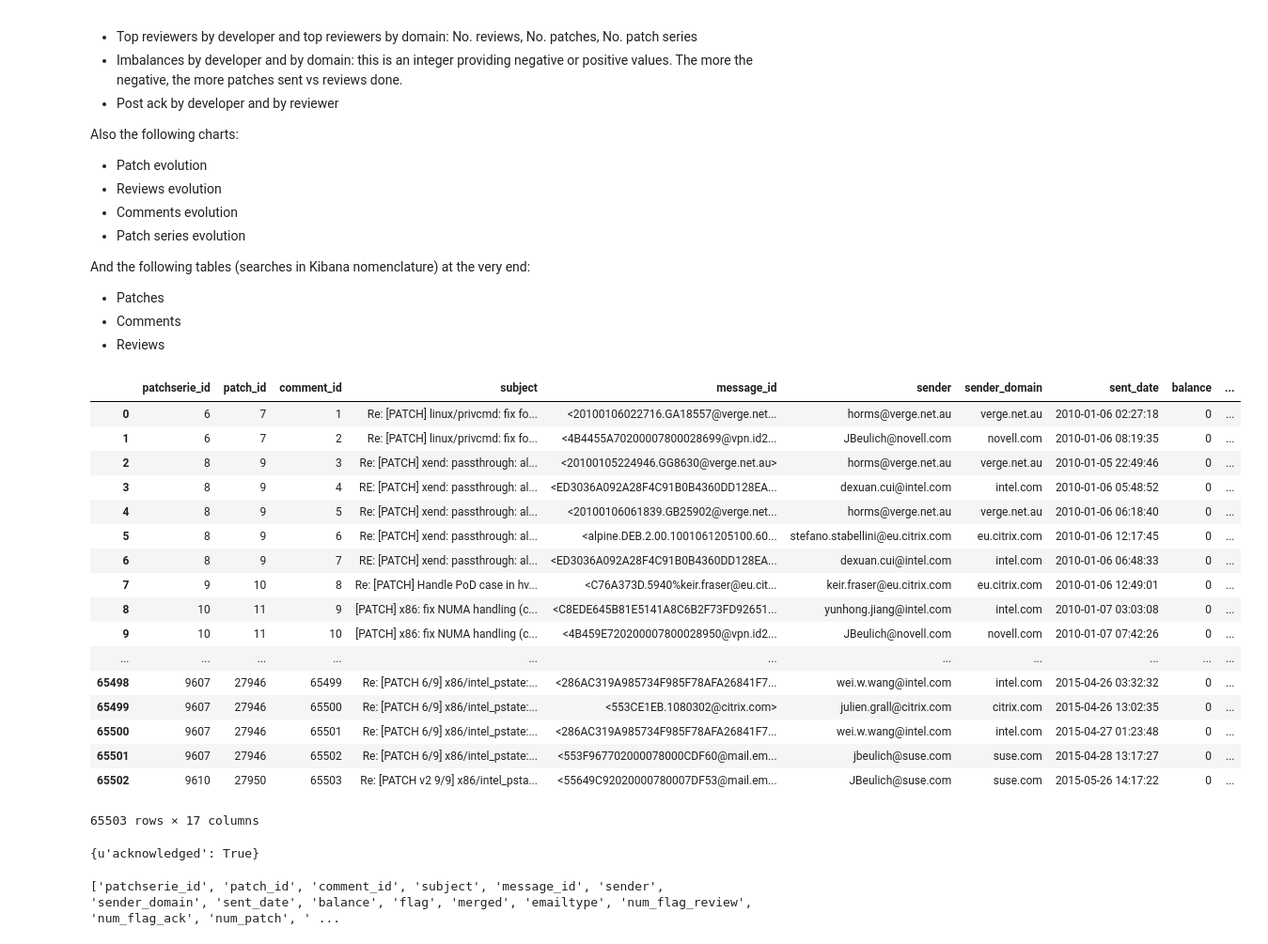
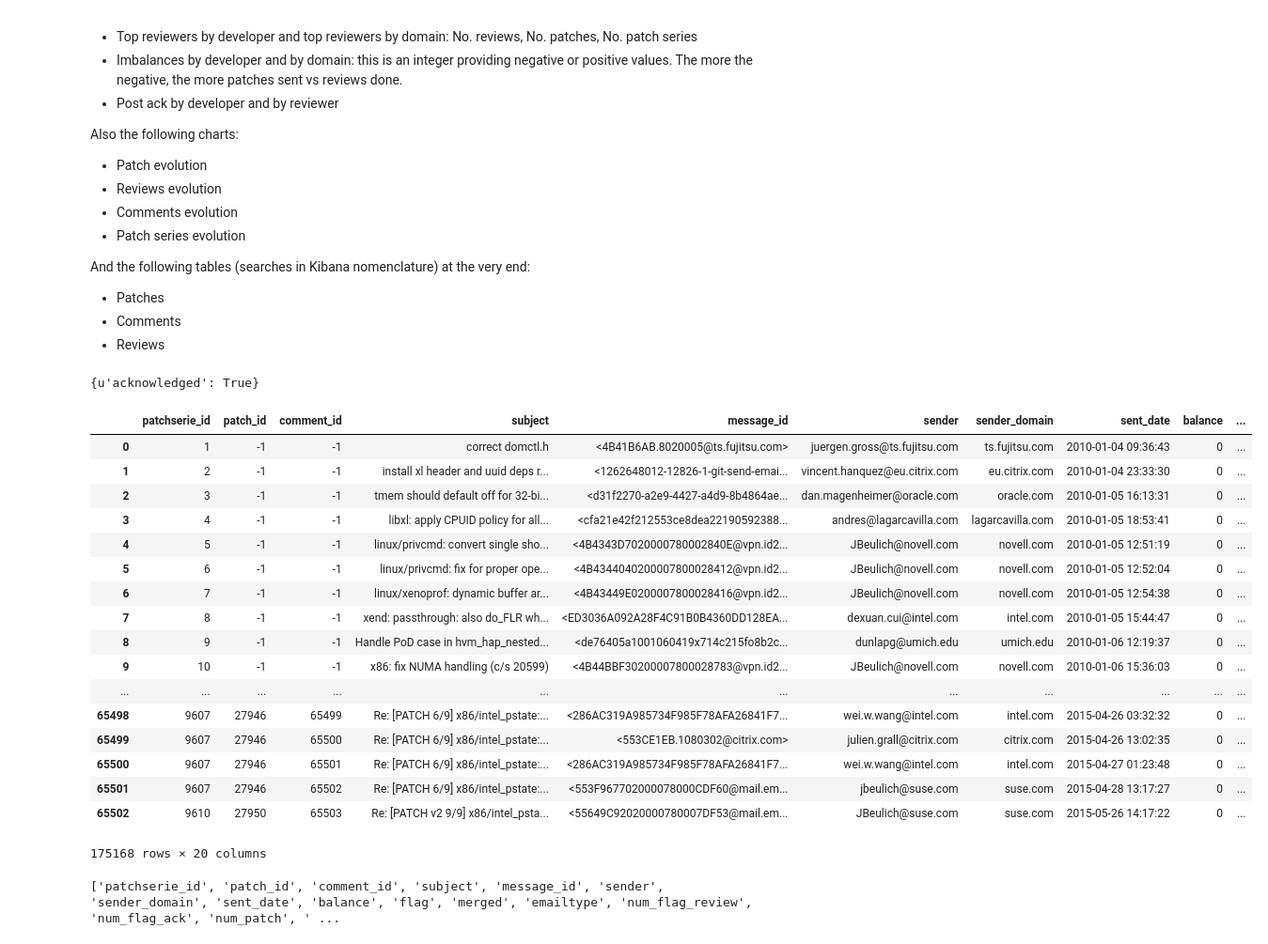
Before and after one commit to dicortazar/xen-code-review-analysis, a Jupyter notebook: data-analysis/ElasticSearch-data-push.ipynb, the cells around one changed output. Shown: that part at 94% size. Cells and saved outputs as stored; diff of their text form; code cells hidden in the pictures.

Commit message:
Add % of acked patches in a patch serie

```diff
--- a/data-analysis/ElasticSearch-data-push.ipynb
+++ b/data-analysis/ElasticSearch-data-push.ipynb
@@ -244,8 +276,9 @@ data_flags = list(execute_query(cursor, query_flags))
 data_comments = list(execute_query(cursor, query_comments))
 data_post_ack = list(execute_query(cursor, query_post_ack))
 data_self_comment = list(execute_query(cursor, query_self_comment))
+data_acked_patches = list(execute_query(cursor, query_acked_patches))
 # %%
-columns = ["patchserie_id", "patch_id", "comment_id", "subject", "message_id", "sender", "sender_domain", "sent_date", "balance", "flag", "merged", "emailtype", "num_flag_review", "num_flag_ack", "num_patch", "is_acked", "post_ack_comment"]
+columns = ["patchserie_id", "patch_id", "comment_id", "subject", "message_id", "sender", "sender_domain", "sent_date", "balance", "flag", "merged", "emailtype", "num_flag_review", "num_flag_ack", "num_patch", "is_acked", "post_ack_comment", "patchserie_numpatches", "patchserie_numackedpatches", "patchserie_percentage_ackedpatches"]
 
 patchseries_df = pandas.DataFrame(data_patchseries, columns = columns)
 patches_df = pandas.DataFrame(data_patches, columns = columns)
@@ -253,8 +286,9 @@ flags_df = pandas.DataFrame(data_flags, columns = columns)
 comments_df = pandas.DataFrame(data_comments, columns=columns)
 post_ack_df = pandas.DataFrame(data_post_ack, columns=["comment_id", "post_ack_comment"])
 self_comments_df = pandas.DataFrame(data_self_comment, columns=["comment_id", "emailtype"])
+acked_patches_df = pandas.DataFrame(data_acked_patches, columns=["patchserie_id", "patchserie_numpatches", "patchserie_numackedpatches", "patchserie_percentage_ackedpatches"])
 # %%
-# Update values for the post_ack_comments
+# 1. Update values for the post_ack_comments
 
 # Set index to comment_id
 res_comments = comments_df.set_index("comment_id")
@@ -274,27 +308,20 @@ reseted_index_comments = res_comments.reset_index()
 # Then I need to move two columns the comments_id column.
 reseted_index_comments = reseted_index_comments[columns]
 reseted_index_comments
+
+# 3. Update values for the acked_patches analysis
+res_patchseries = patchseries_df.set_index("patchserie_id")
+res_acked_patches = acked_patches_df.set_index("patchserie_id")
+
+# mix  both dataframes
+res_patchseries.update(res_acked_patches)
+
+# reset index to a generic one
+reseted_index_patchseries = res_patchseries.reset_index()
+# order again the columns
+reseted_index_patchseries = reseted_index_patchseries[columns]
-# %% [output]
-|  | patchserie_id | patch_id | comment_id | subject | message_id | sender | sender_domain | sent_date | balance | ... |
-| 0 | 6 | 7 | 1 | Re: [PATCH] linux/privcmd: fix fo... | <20100106022716.GA18557@verge.net... | horms@verge.net.au | verge.net.au | 2010-01-06 02:27:18 | 0 | ... |
-| 1 | 6 | 7 | 2 | Re: [PATCH] linux/privcmd: fix fo... | <4B4455A70200007800028699@vpn.id2... | JBeulich@novell.com | novell.com | 2010-01-06 08:19:35 | 0 | ... |
-| 2 | 8 | 9 | 3 | Re: [PATCH] xend: passthrough: al... | <20100105224946.GG8630@verge.net.au> | horms@verge.net.au | verge.net.au | 2010-01-05 22:49:46 | 0 | ... |
-| 3 | 8 | 9 | 4 | RE: [PATCH] xend: passthrough: al... | <ED3036A092A28F4C91B0B4360DD128EA... | dexuan.cui@intel.com | intel.com | 2010-01-06 05:48:52 | 0 | ... |
-| 4 | 8 | 9 | 5 | Re: [PATCH] xend: passthrough: al... | <20100106061839.GB25902@verge.net... | horms@verge.net.au | verge.net.au | 2010-01-06 06:18:40 | 0 | ... |
-| 5 | 8 | 9 | 6 | Re: [PATCH] xend: passthrough: al... | <alpine.DEB.2.00.1001061205100.60... | stefano.stabellini@eu.citrix.com | eu.citrix.com | 2010-01-06 12:17:45 | 0 | ... |
-| 6 | 8 | 9 | 7 | RE: [PATCH] xend: passthrough: al... | <ED3036A092A28F4C91B0B4360DD128EA... | dexuan.cui@intel.com | intel.com | 2010-01-06 06:48:33 | 0 | ... |
-| 7 | 9 | 10 | 8 | Re: [PATCH] Handle PoD case in hv... | <C76A373D.5940%keir.fraser@eu.cit... | keir.fraser@eu.citrix.com | eu.citrix.com | 2010-01-06 12:49:01 | 0 | ... |
-| 8 | 10 | 11 | 9 | [PATCH] x86: fix NUMA handling (c... | <C8EDE645B81E5141A8C6B2F73FD92651... | yunhong.jiang@intel.com | intel.com | 2010-01-07 03:03:08 | 0 | ... |
-| 9 | 10 | 11 | 10 | [PATCH] x86: fix NUMA handling (c... | <4B459E720200007800028950@vpn.id2... | JBeulich@novell.com | novell.com | 2010-01-07 07:42:26 | 0 | ... |
-| ... | ... | ... | ... | ... | ... | ... | ... | ... | ... | ... |
-| 65498 | 9607 | 27946 | 65499 | Re: [PATCH 6/9] x86/intel_pstate:... | <286AC319A985734F985F78AFA26841F7... | wei.w.wang@intel.com | intel.com | 2015-04-26 03:32:32 | 0 | ... |
-| 65499 | 9607 | 27946 | 65500 | Re: [PATCH 6/9] x86/intel_pstate:... | <553CE1EB.1080302@citrix.com> | julien.grall@citrix.com | citrix.com | 2015-04-26 13:02:35 | 0 | ... |
-| 65500 | 9607 | 27946 | 65501 | Re: [PATCH 6/9] x86/intel_pstate:... | <286AC319A985734F985F78AFA26841F7... | wei.w.wang@intel.com | intel.com | 2015-04-27 01:23:48 | 0 | ... |
-| 65501 | 9607 | 27946 | 65502 | Re: [PATCH 6/9] x86/intel_pstate:... | <553F967702000078000CDF60@mail.em... | jbeulich@suse.com | suse.com | 2015-04-28 13:17:27 | 0 | ... |
-| 65502 | 9610 | 27950 | 65503 | Re: [PATCH v2 9/9] x86/intel_psta... | <55649C92020000780007DF53@mail.em... | JBeulich@suse.com | suse.com | 2015-05-26 14:17:22 | 0 | ... |
-65503 rows × 17 columns
 # %%
-all_data = pandas.concat([patchseries_df, patches_df, flags_df, reseted_index_comments])
+all_data = pandas.concat([reseted_index_patchseries, patches_df, flags_df, reseted_index_comments])
 # %%
 INDEX = 'xen-patchseries-reviewers'
 
@@ -339,6 +366,28 @@ es2 = Elasticsearch([connection])
 es2.indices.create(index=INDEX, body=mapping)
 # %% [output]
 {u'acknowledged': True}
+# %%
+
+all_data
+# %% [output]
+|  | patchserie_id | patch_id | comment_id | subject | message_id | sender | sender_domain | sent_date | balance | ... |
+| 0 | 1 | -1 | -1 | correct domctl.h | <4B41B6AB.8020005@ts.fujitsu.com> | juergen.gross@ts.fujitsu.com | ts.fujitsu.com | 2010-01-04 09:36:43 | 0 | ... |
+| 1 | 2 | -1 | -1 | install xl header and uuid deps r... | <1262648012-12826-1-git-send-emai... | vincent.hanquez@eu.citrix.com | eu.citrix.com | 2010-01-04 23:33:30 | 0 | ... |
+| 2 | 3 | -1 | -1 | tmem should default off for 32-bi... | <d31f2270-a2e9-4427-a4d9-8b4864ae... | dan.magenheimer@oracle.com | oracle.com | 2010-01-05 16:13:31 | 0 | ... |
+| 3 | 4 | -1 | -1 | libxl: apply CPUID policy for all... | <cfa21e42f212553ce8dea22190592388... | andres@lagarcavilla.com | lagarcavilla.com | 2010-01-05 18:53:41 | 0 | ... |
+| 4 | 5 | -1 | -1 | linux/privcmd: convert single sho... | <4B4343D7020000780002840E@vpn.id2... | JBeulich@novell.com | novell.com | 2010-01-05 12:51:19 | 0 | ... |
+| 5 | 6 | -1 | -1 | linux/privcmd: fix for proper ope... | <4B4344040200007800028412@vpn.id2... | JBeulich@novell.com | novell.com | 2010-01-05 12:52:04 | 0 | ... |
+| 6 | 7 | -1 | -1 | linux/xenoprof: dynamic buffer ar... | <4B43449E0200007800028416@vpn.id2... | JBeulich@novell.com | novell.com | 2010-01-05 12:54:38 | 0 | ... |
+| 7 | 8 | -1 | -1 | xend: passthrough: also do_FLR wh... | <ED3036A092A28F4C91B0B4360DD128EA... | dexuan.cui@intel.com | intel.com | 2010-01-05 15:44:47 | 0 | ... |
+| 8 | 9 | -1 | -1 | Handle PoD case in hvm_hap_nested... | <de76405a1001060419x714c215fo8b2c... | dunlapg@umich.edu | umich.edu | 2010-01-06 12:19:37 | 0 | ... |
+| 9 | 10 | -1 | -1 | x86: fix NUMA handling (c/s 20599) | <4B44BBF30200007800028783@vpn.id2... | JBeulich@novell.com | novell.com | 2010-01-06 15:36:03 | 0 | ... |
+| ... | ... | ... | ... | ... | ... | ... | ... | ... | ... | ... |
+| 65498 | 9607 | 27946 | 65499 | Re: [PATCH 6/9] x86/intel_pstate:... | <286AC319A985734F985F78AFA26841F7... | wei.w.wang@intel.com | intel.com | 2015-04-26 03:32:32 | 0 | ... |
+| 65499 | 9607 | 27946 | 65500 | Re: [PATCH 6/9] x86/intel_pstate:... | <553CE1EB.1080302@citrix.com> | julien.grall@citrix.com | citrix.com | 2015-04-26 13:02:35 | 0 | ... |
+| 65500 | 9607 | 27946 | 65501 | Re: [PATCH 6/9] x86/intel_pstate:... | <286AC319A985734F985F78AFA26841F7... | wei.w.wang@intel.com | intel.com | 2015-04-27 01:23:48 | 0 | ... |
+| 65501 | 9607 | 27946 | 65502 | Re: [PATCH 6/9] x86/intel_pstate:... | <553F967702000078000CDF60@mail.em... | jbeulich@suse.com | suse.com | 2015-04-28 13:17:27 | 0 | ... |
+| 65502 | 9610 | 27950 | 65503 | Re: [PATCH v2 9/9] x86/intel_psta... | <55649C92020000780007DF53@mail.em... | JBeulich@suse.com | suse.com | 2015-05-26 14:17:22 | 0 | ... |
+175168 rows × 20 columns
 # %%
 columns = all_data.columns.values.tolist()
 print columns
```
Also changed, not shown: parts of 1 cell of this notebook.
